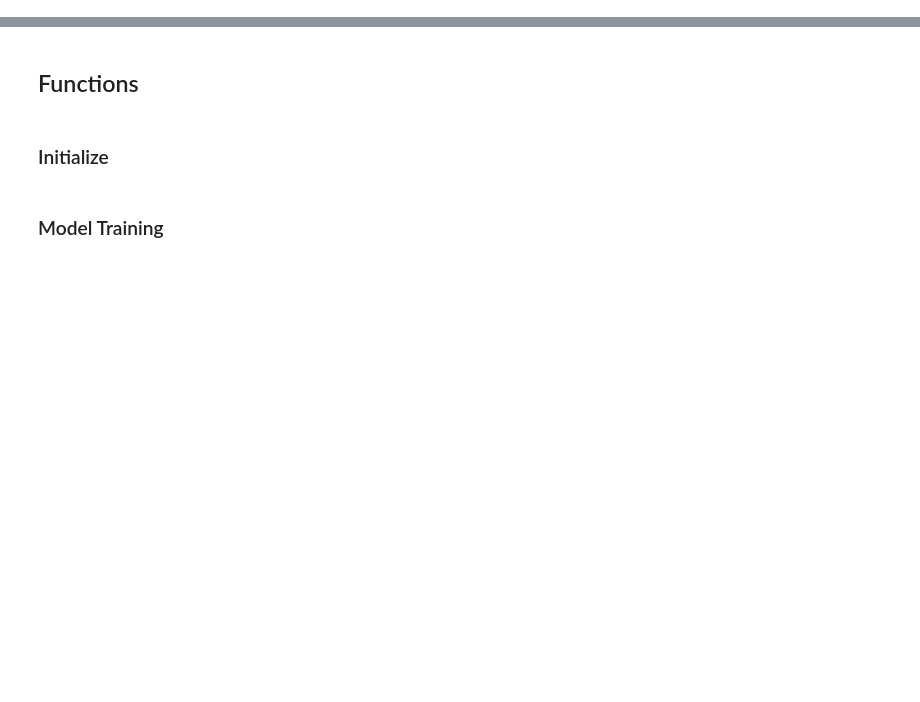
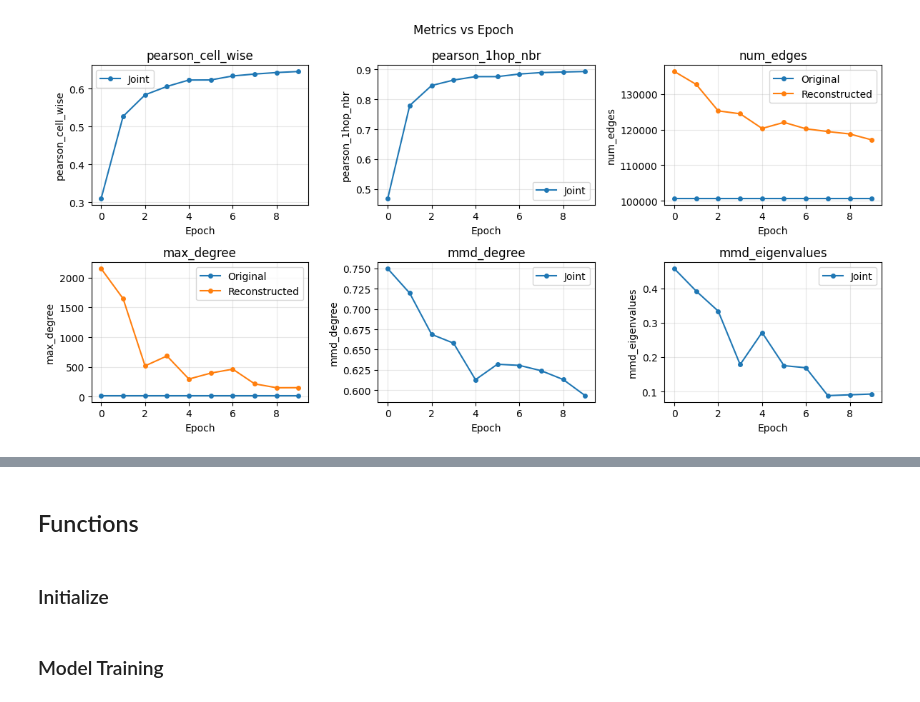
Before and after one commit to Lotfollahi-lab/squint-reproducibility, a Jupyter notebook: analysis/notebooks/wandb_run_dashboard.ipynb, the cells around one changed output, grey strips where cells are left out. Cells and saved outputs as stored; diff of their text form; code cells hidden in the pictures; blank space fills up the shorter version.

```diff
--- a/analysis/notebooks/wandb_run_dashboard.ipynb
+++ b/analysis/notebooks/wandb_run_dashboard.ipynb
@@ -9,0 +20,5 @@ from vqniche.utils.adjacency_reconstruction import reconstruct_adjacency_matrix
+# %%
+df_fname = Path('/lustre/scratch126/cellgen/lotfollahi/am84/VQNiche/logs/xhs1000-39b_1p/standalone/VQNiche/batch=[11]/spatial_n_neighs_8/wandb/run-20250720_230750-m2146kon/files/on_train_epoch_end_logs.csv')
+df_loss, df_metrics = read_on_train_epoch_end_logs(
+                            file_path=df_fname,
+                        )
@@ -9,0 +65,11 @@ from vqniche.utils.adjacency_reconstruction import reconstruct_adjacency_matrix
+# %%
+plot_logged_values_vs_epoch(
+    df=df_metrics,
+    value_col="Value",
+    name_col="Metric",
+    mode_col="Mode",
+    title="Metrics vs Epoch",
+    # save_fname=save_fname,
+)
+# %% [output]
+[figure, added]
```
Also changed, not shown: parts of 5 cells of this notebook.
